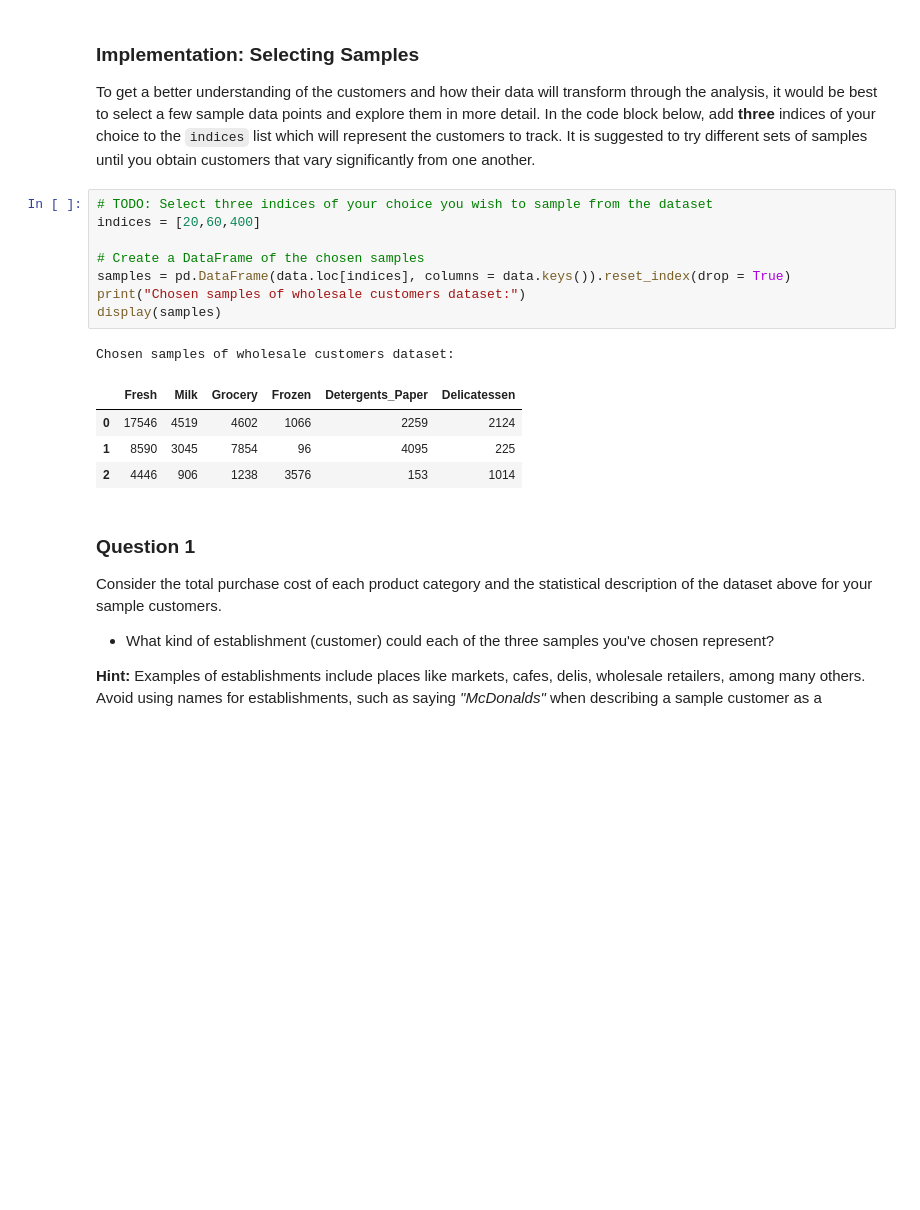
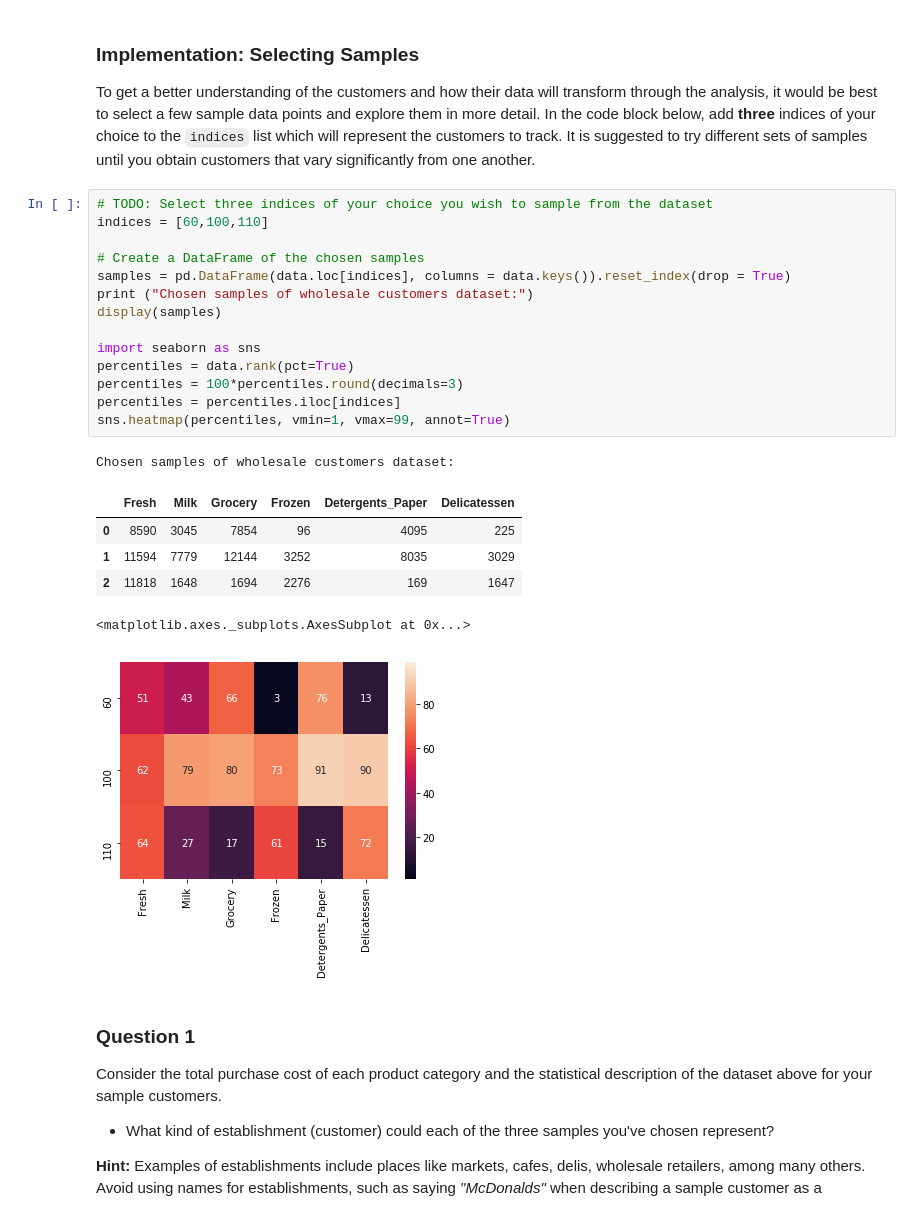
Before and after one commit to DebankurS/UdacityML, a Jupyter notebook: customer_segments/customer_segments.ipynb, the cells around one changed output. Cells and saved outputs as stored; diff of their text form; blank space fills up the shorter version.

```diff
--- a/customer_segments/customer_segments.ipynb
+++ b/customer_segments/customer_segments.ipynb
@@ -60,18 +60,26 @@ display(data.describe())
 To get a better understanding of the customers and how their data will transform through the analysis, it would be best to select a few sample data points and explore them in more detail. In the code block below, add **three** indices of your choice to the `indices` list which will represent the customers to track. It is suggested to try different sets of samples until you obtain customers that vary significantly from one another.
 # %%
 # TODO: Select three indices of your choice you wish to sample from the dataset
-indices = [20,60,400]
+indices = [60,100,110]
 
 # Create a DataFrame of the chosen samples
 samples = pd.DataFrame(data.loc[indices], columns = data.keys()).reset_index(drop = True)
-print("Chosen samples of wholesale customers dataset:")
+print ("Chosen samples of wholesale customers dataset:")
 display(samples)
+
+import seaborn as sns
+percentiles = data.rank(pct=True)
+percentiles = 100*percentiles.round(decimals=3)
+percentiles = percentiles.iloc[indices]
+sns.heatmap(percentiles, vmin=1, vmax=99, annot=True)
 # %% [output]
 Chosen samples of wholesale customers dataset:
 |  | Fresh | Milk | Grocery | Frozen | Detergents_Paper | Delicatessen |
-| 0 | 17546 | 4519 | 4602 | 1066 | 2259 | 2124 |
-| 1 | 8590 | 3045 | 7854 | 96 | 4095 | 225 |
-| 2 | 4446 | 906 | 1238 | 3576 | 153 | 1014 |
+| 0 | 8590 | 3045 | 7854 | 96 | 4095 | 225 |
+| 1 | 11594 | 7779 | 12144 | 3252 | 8035 | 3029 |
+| 2 | 11818 | 1648 | 1694 | 2276 | 169 | 1647 |
+<matplotlib.axes._subplots.AxesSubplot at 0x...>
+[figure, added]
 # %% [markdown]
 ### Question 1
 Consider the total purchase cost of each product category and the statistical description of the dataset above for your sample customers.
```
Also changed, not shown: parts of 16 cells of this notebook, 1 other file.
